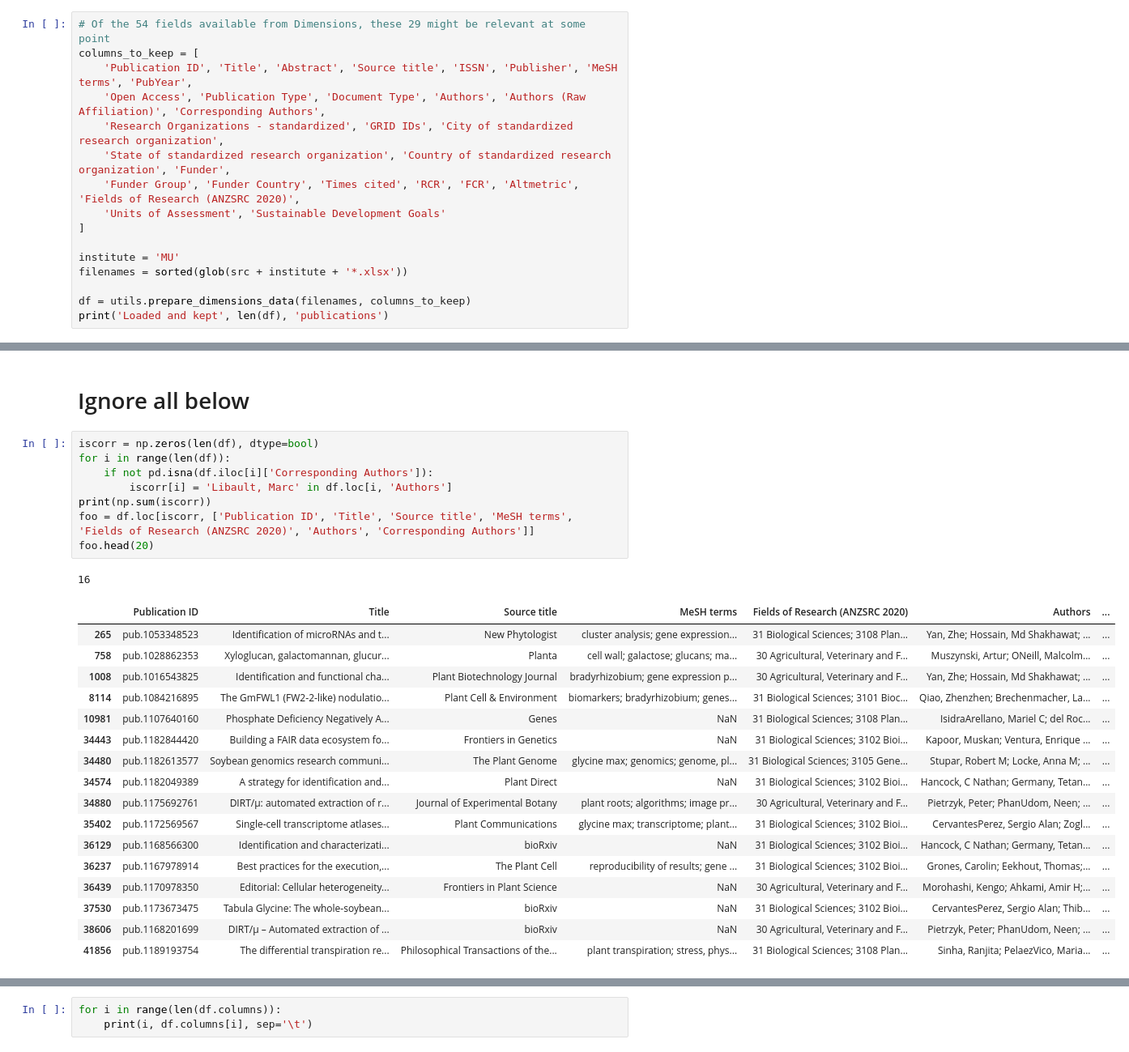
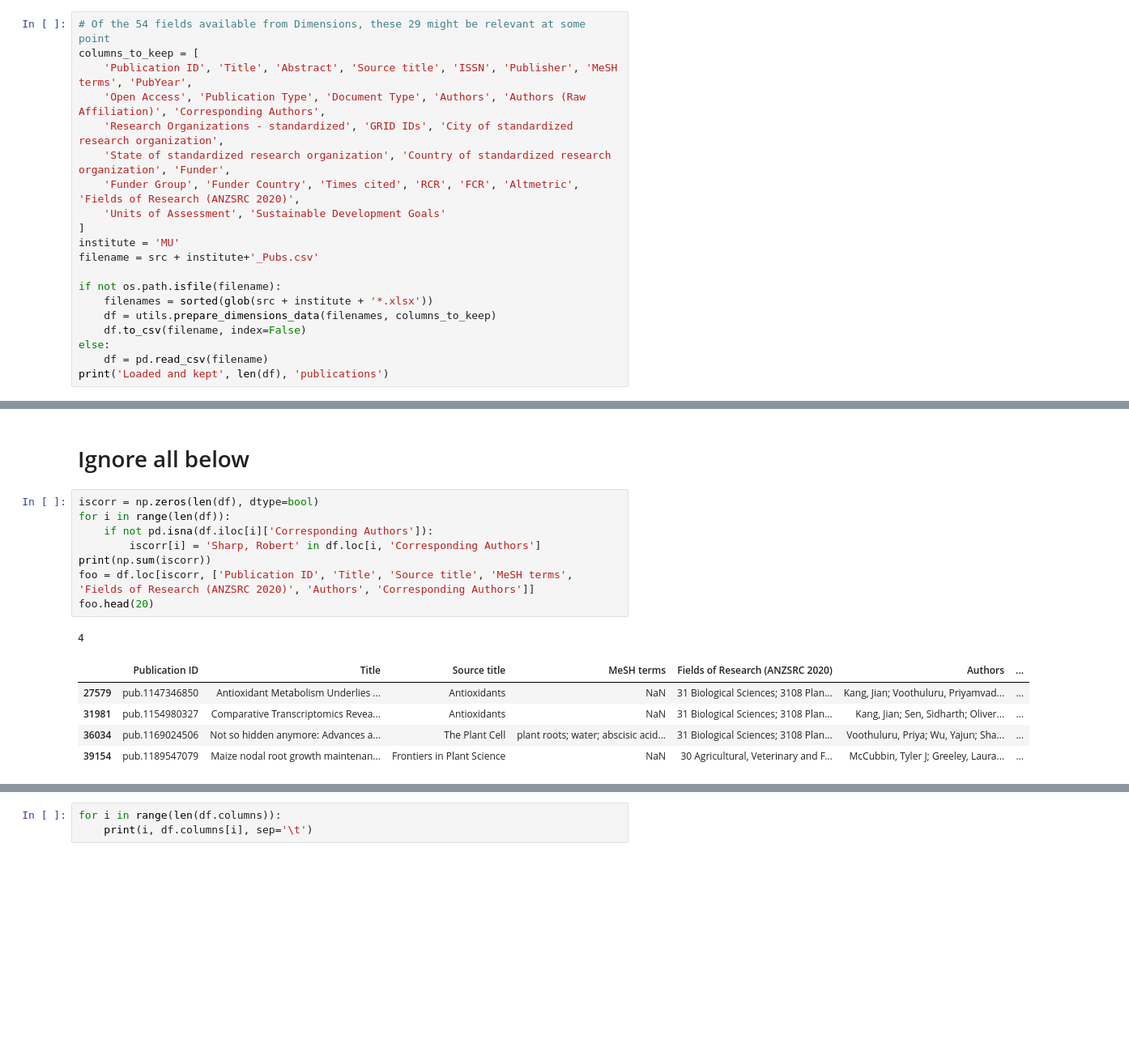
Before and after one commit to ejamezquita/ipg_network, a Jupyter notebook: jupyter/get_plant_group.ipynb, the cells around one changed output, grey strips where cells are left out. Shown: that part at 81% size. Saved outputs shown, nothing was run; the diff lists cells and outputs as text; blank space fills up the shorter version.

```diff
--- a/jupyter/get_plant_group.ipynb
+++ b/jupyter/get_plant_group.ipynb
@@ -75,11 +75,15 @@ columns_to_keep = [
     'Funder Group', 'Funder Country', 'Times cited', 'RCR', 'FCR', 'Altmetric', 'Fields of Research (ANZSRC 2020)',
     'Units of Assessment', 'Sustainable Development Goals'
 ]
+institute = 'MU'
+filename = src + institute+'_Pubs.csv'
 
-institute = 'MU'
-filenames = sorted(glob(src + institute + '*.xlsx'))
-
-df = utils.prepare_dimensions_data(filenames, columns_to_keep)
+if not os.path.isfile(filename):
+    filenames = sorted(glob(src + institute + '*.xlsx'))
+    df = utils.prepare_dimensions_data(filenames, columns_to_keep)
+    df.to_csv(filename, index=False)
+else:
+    df = pd.read_csv(filename)
 print('Loaded and kept', len(df), 'publications')
 # %% [output]
 ../raw/MU_Pubs_2015.xlsx
@@ -421,27 +449,15 @@ After matching: 585
 # %%
 iscorr = np.zeros(len(df), dtype=bool)
 for i in range(len(df)):
     if not pd.isna(df.iloc[i]['Corresponding Authors']):
-        iscorr[i] = 'Libault, Marc' in df.loc[i, 'Authors']
+        iscorr[i] = 'Sharp, Robert' in df.loc[i, 'Corresponding Authors']
 print(np.sum(iscorr))
 foo = df.loc[iscorr, ['Publication ID', 'Title', 'Source title', 'MeSH terms', 'Fields of Research (ANZSRC 2020)', 'Authors', 'Corresponding Authors']]
 foo.head(20)
 # %% [output]
-16
+4
 |  | Publication ID | Title | Source title | MeSH terms | Fields of Research (ANZSRC 2020) | Authors | ... |
-| 265 | pub.1053348523 | Identification of microRNAs and t... | New Phytologist | cluster analysis; gene expression... | 31 Biological Sciences; 3108 Plan... | Yan, Zhe; Hossain, Md Shakhawat; ... | ... |
-| 758 | pub.1028862353 | Xyloglucan, galactomannan, glucur... | Planta | cell wall; galactose; glucans; ma... | 30 Agricultural, Veterinary and F... | Muszynski, Artur; ONeill, Malcolm... | ... |
-| 1008 | pub.1016543825 | Identification and functional cha... | Plant Biotechnology Journal | bradyrhizobium; gene expression p... | 30 Agricultural, Veterinary and F... | Yan, Zhe; Hossain, Md Shakhawat; ... | ... |
-| 8114 | pub.1084216895 | The GmFWL1 (FW2‐2‐like) nodulatio... | Plant Cell & Environment | biomarkers; bradyrhizobium; genes... | 31 Biological Sciences; 3101 Bioc... | Qiao, Zhenzhen; Brechenmacher, La... | ... |
-| 10981 | pub.1107640160 | Phosphate Deficiency Negatively A... | Genes | NaN | 31 Biological Sciences; 3108 Plan... | IsidraArellano, Mariel C; del Roc... | ... |
-| 34443 | pub.1182844420 | Building a FAIR data ecosystem fo... | Frontiers in Genetics | NaN | 31 Biological Sciences; 3102 Bioi... | Kapoor, Muskan; Ventura, Enrique ... | ... |
-| 34480 | pub.1182613577 | Soybean genomics research communi... | The Plant Genome | glycine max; genomics; genome, pl... | 31 Biological Sciences; 3105 Gene... | Stupar, Robert M; Locke, Anna M; ... | ... |
-| 34574 | pub.1182049389 | A strategy for identification and... | Plant Direct | NaN | 31 Biological Sciences; 3102 Bioi... | Hancock, C Nathan; Germany, Tetan... | ... |
-| 34880 | pub.1175692761 | DIRT/µ: automated extraction of r... | Journal of Experimental Botany | plant roots; algorithms; image pr... | 30 Agricultural, Veterinary and F... | Pietrzyk, Peter; PhanUdom, Neen; ... | ... |
-| 35402 | pub.1172569567 | Single-cell transcriptome atlases... | Plant Communications | glycine max; transcriptome; plant... | 31 Biological Sciences; 3102 Bioi... | CervantesPerez, Sergio Alan; Zogl... | ... |
-| 36129 | pub.1168566300 | Identification and characterizati... | bioRxiv | NaN | 31 Biological Sciences; 3102 Bioi... | Hancock, C Nathan; Germany, Tetan... | ... |
-| 36237 | pub.1167978914 | Best practices for the execution,... | The Plant Cell | reproducibility of results; gene ... | 31 Biological Sciences; 3102 Bioi... | Grones, Carolin; Eekhout, Thomas;... | ... |
-| 36439 | pub.1170978350 | Editorial: Cellular heterogeneity... | Frontiers in Plant Science | NaN | 30 Agricultural, Veterinary and F... | Morohashi, Kengo; Ahkami, Amir H;... | ... |
-| 37530 | pub.1173673475 | Tabula Glycine: The whole-soybean... | bioRxiv | NaN | 31 Biological Sciences; 3102 Bioi... | CervantesPerez, Sergio Alan; Thib... | ... |
-| 38606 | pub.1168201699 | DIRT/μ – Automated extraction of ... | bioRxiv | NaN | 30 Agricultural, Veterinary and F... | Pietrzyk, Peter; PhanUdom, Neen; ... | ... |
-| 41856 | pub.1189193754 | The differential transpiration re... | Philosophical Transactions of the... | plant transpiration; stress, phys... | 31 Biological Sciences; 3108 Plan... | Sinha, Ranjita; PelaezVico, Maria... | ... |
+| 27579 | pub.1147346850 | Antioxidant Metabolism Underlies ... | Antioxidants | NaN | 31 Biological Sciences; 3108 Plan... | Kang, Jian; Voothuluru, Priyamvad... | ... |
+| 31981 | pub.1154980327 | Comparative Transcriptomics Revea... | Antioxidants | NaN | 31 Biological Sciences; 3108 Plan... | Kang, Jian; Sen, Sidharth; Oliver... | ... |
+| 36034 | pub.1169024506 | Not so hidden anymore: Advances a... | The Plant Cell | plant roots; water; abscisic acid... | 31 Biological Sciences; 3108 Plan... | Voothuluru, Priya; Wu, Yajun; Sha... | ... |
+| 39154 | pub.1189547079 | Maize nodal root growth maintenan... | Frontiers in Plant Science | NaN | 30 Agricultural, Veterinary and F... | McCubbin, Tyler J; Greeley, Laura... | ... |
```
Also changed, not shown: parts of 6 cells of this notebook, 1 other file.
